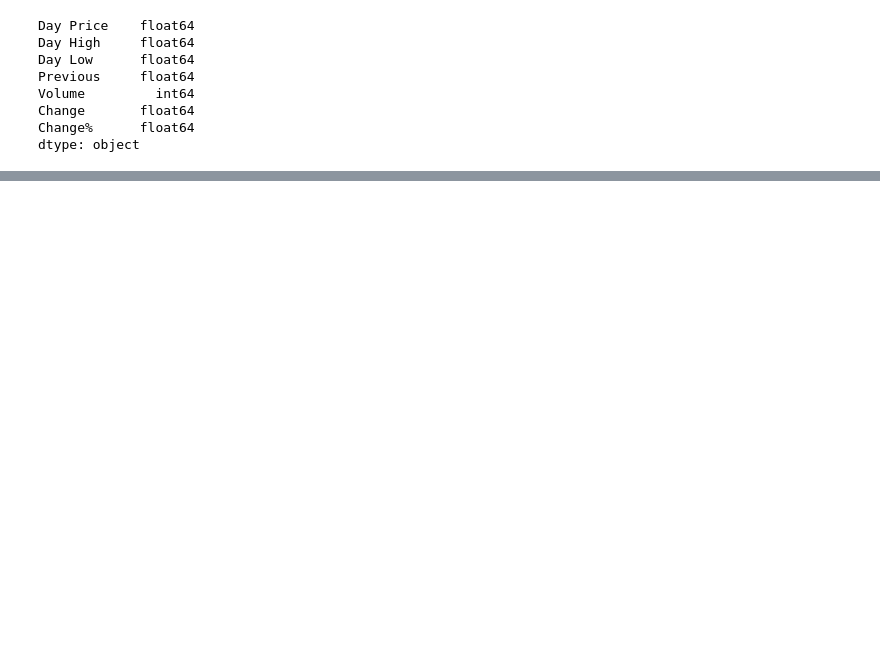
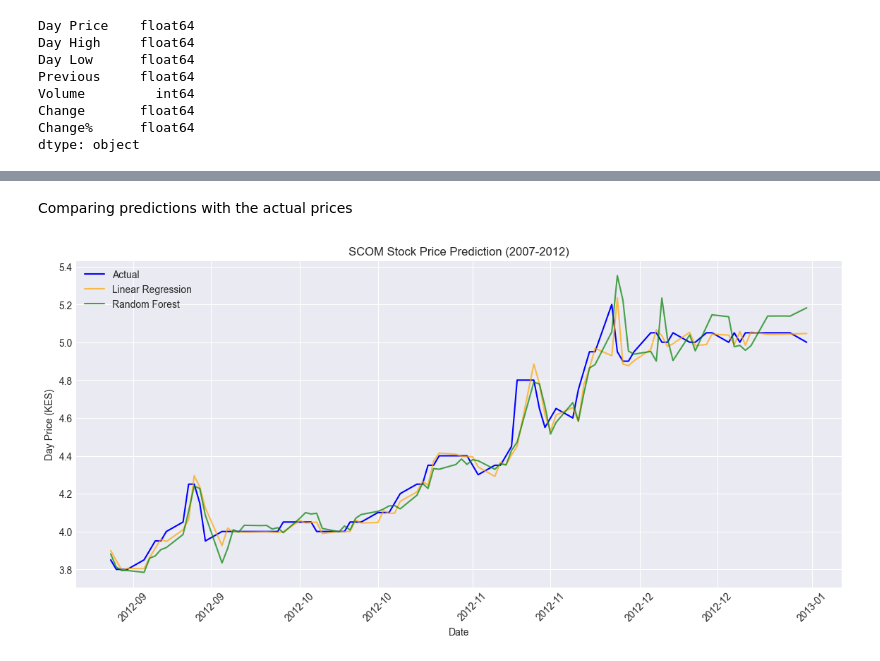
Before and after one commit to OgaoNeema/Knowledge-Based-Systems, a Jupyter notebook: Assignment1/notebooks/stock_prediction.ipynb, the cells around one changed output, grey strips where cells are left out. Drawn from its saved outputs; the diff is of its cells as text; code cells hidden in the pictures; blank space fills up the shorter version.

Commit message:
Completed model

```diff
--- a/Assignment1/notebooks/stock_prediction.ipynb
+++ b/Assignment1/notebooks/stock_prediction.ipynb
@@ -166,3 +158,12 @@ Volume         int64
 Change       float64
 Change%      float64
 dtype: object
+# %%
+stock_data[col] = pd.to_numeric(stock_data[col], errors='coerce')
+
+stock_data['Change'] = stock_data['Change'].fillna(0)
+stock_data['Change%'] = stock_data['Change%'].fillna(0)
+
+target_col = 'Day Price'
+print(f"Trading days: {len(stock_data)}")
+print(f"Date range: {stock_data['DATE'].min().date()} to {stock_data['DATE'].max().date()}")
@@ -188,14 +210,11 @@ stock_data['Previous_lag1'] = stock_data['Previous'].shift(1)
 # %%
-stock_data_clean = stock_data.dropna()
-
-feature_cols = [f'Price_lag_{i}' for i in range(1, 6)] + [
-    'Price_MA_5', 'Price_MA_10', 'Price_MA_20',
-    'Daily_Range_lag1', 'Volume_lag1', 'Volume_MA_5',
-    'Change_lag1', 'Change%_lag1', 'Previous_lag1'
-]
-
 X = stock_data_clean[feature_cols]
 y = stock_data_clean[target_col]
 
-print(X.shape, y.shape)
+split_index = int(0.8 * len(X))
+X_train, X_test = X.iloc[:split_index], X.iloc[split_index:]
+y_train, y_test = y.iloc[:split_index], y.iloc[split_index:]
+
+print("Training set:", X_train.shape)
+print("Test set:", X_test.shape)
 # %% [output]
@@ -207,0 +225,6 @@ y_train, y_test = y.iloc[:split_index], y.iloc[split_index:]
+# %%
+lr_model = LinearRegression()
+rf_model = RandomForestRegressor(n_estimators=200, random_state=42)
+
+lr_model.fit(X_train, y_train)
+rf_model.fit(X_train, y_train)
@@ -207,0 +235,3 @@ y_train, y_test = y.iloc[:split_index], y.iloc[split_index:]
+# %%
+y_pred_lr = lr_model.predict(X_test)
+y_pred_rf = rf_model.predict(X_test)
@@ -207,0 +271,16 @@ y_train, y_test = y.iloc[:split_index], y.iloc[split_index:]
+# %% [markdown]
+Comparing predictions with the actual prices
+# %%
+plt.figure(figsize=(14,6))
+plt.plot(stock_data_clean['DATE'].iloc[split_index:], y_test, label='Actual', color='blue')
+plt.plot(stock_data_clean['DATE'].iloc[split_index:], y_pred_lr, label='Linear Regression', color='orange', alpha=0.7)
+plt.plot(stock_data_clean['DATE'].iloc[split_index:], y_pred_rf, label='Random Forest', color='green', alpha=0.7)
+plt.xlabel("Date")
+plt.ylabel("Day Price (KES)")
+plt.title(f"{stock_code} Stock Price Prediction (2007-2012)")
+plt.legend()
+plt.xticks(rotation=45)
+plt.gca().xaxis.set_major_formatter(mdates.DateFormatter('%Y-%m'))
+plt.show()
+# %% [output]
+[figure, added]
```
Also changed, not shown: parts of 29 cells of this notebook.
